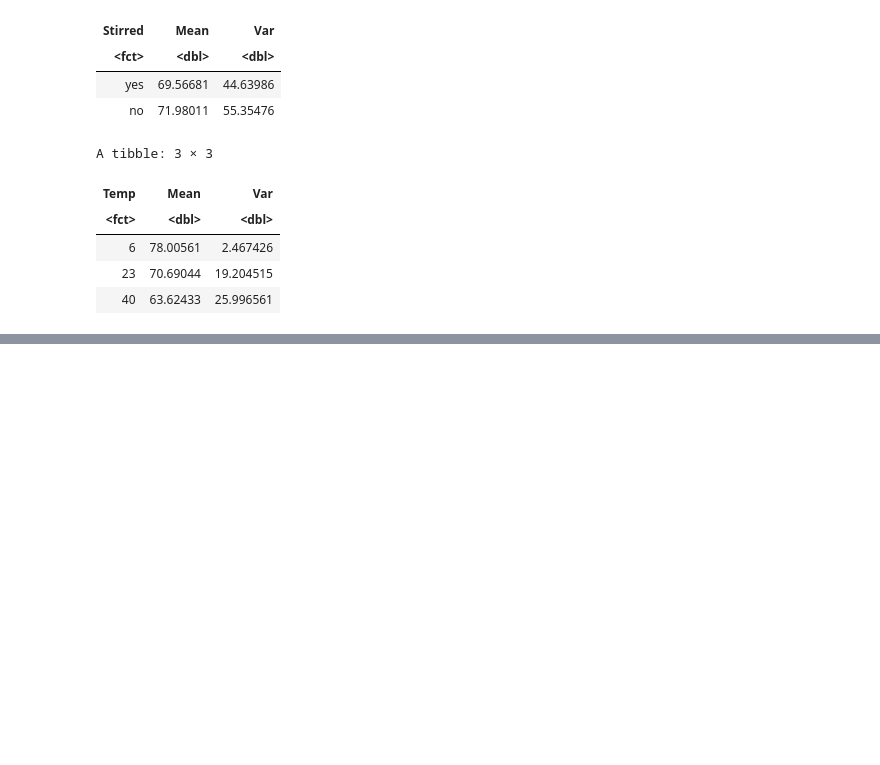
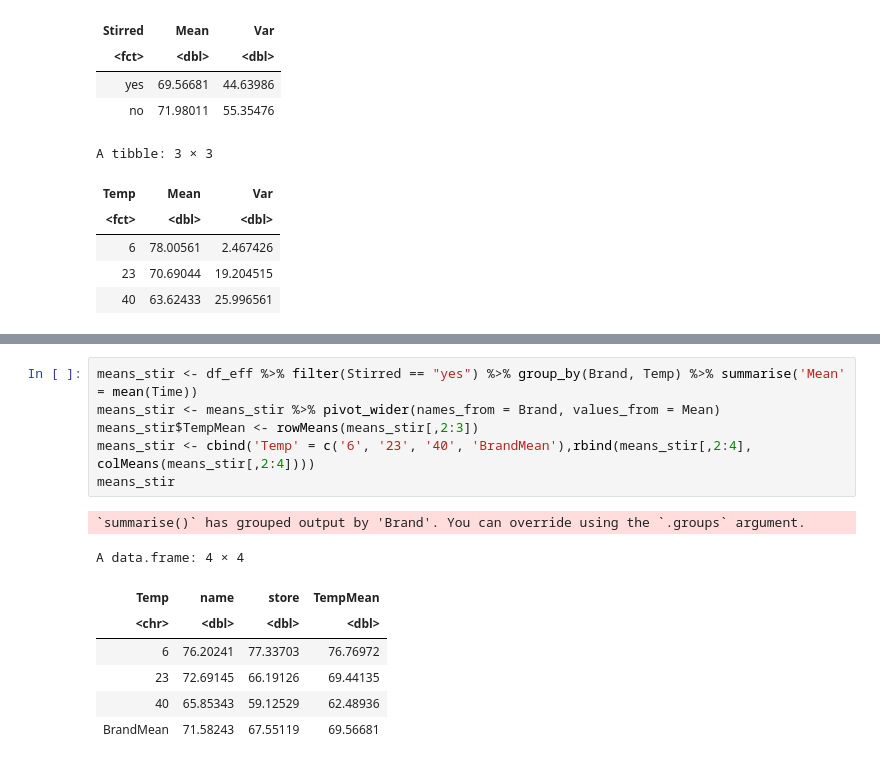
Before and after one commit to hkopanski/ST_518_Project, a Jupyter notebook: mixed_effect_SASlike.ipynb, the cells around one changed output, grey strips where cells are left out. Cells and saved outputs as stored; diff of their text form; blank space fills up the shorter version.

```diff
--- a/mixed_effect_SASlike.ipynb
+++ b/mixed_effect_SASlike.ipynb
@@ -397,0 +418,15 @@ A tibble: 3 × 3
+# %%
+means_stir <- df_eff %>% filter(Stirred == "yes") %>% group_by(Brand, Temp) %>% summarise('Mean' = mean(Time))
+means_stir <- means_stir %>% pivot_wider(names_from = Brand, values_from = Mean)
+means_stir$TempMean <- rowMeans(means_stir[,2:3])
+means_stir <- cbind('Temp' = c('6', '23', '40', 'BrandMean'),rbind(means_stir[,2:4], colMeans(means_stir[,2:4])))
+means_stir
+# %% [output]
+`summarise()` has grouped output by 'Brand'. You can override using the `.groups` argument.
+A data.frame: 4 × 4
+| Temp | name | store | TempMean |
+| <chr> | <dbl> | <dbl> | <dbl> |
+| 6 | 76.20241 | 77.33703 | 76.76972 |
+| 23 | 72.69145 | 66.19126 | 69.44135 |
+| 40 | 65.85343 | 59.12529 | 62.48936 |
+| BrandMean | 71.58243 | 67.55119 | 69.56681 |
```
Also changed, not shown: parts of 9 cells of this notebook, 4 other files.
